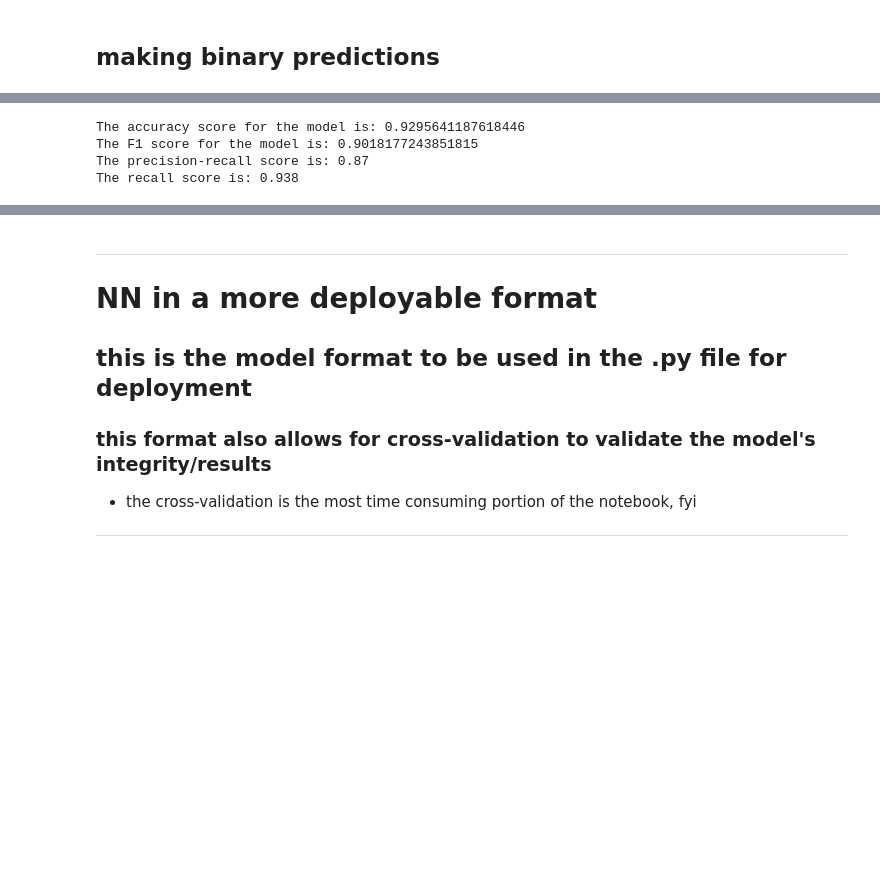
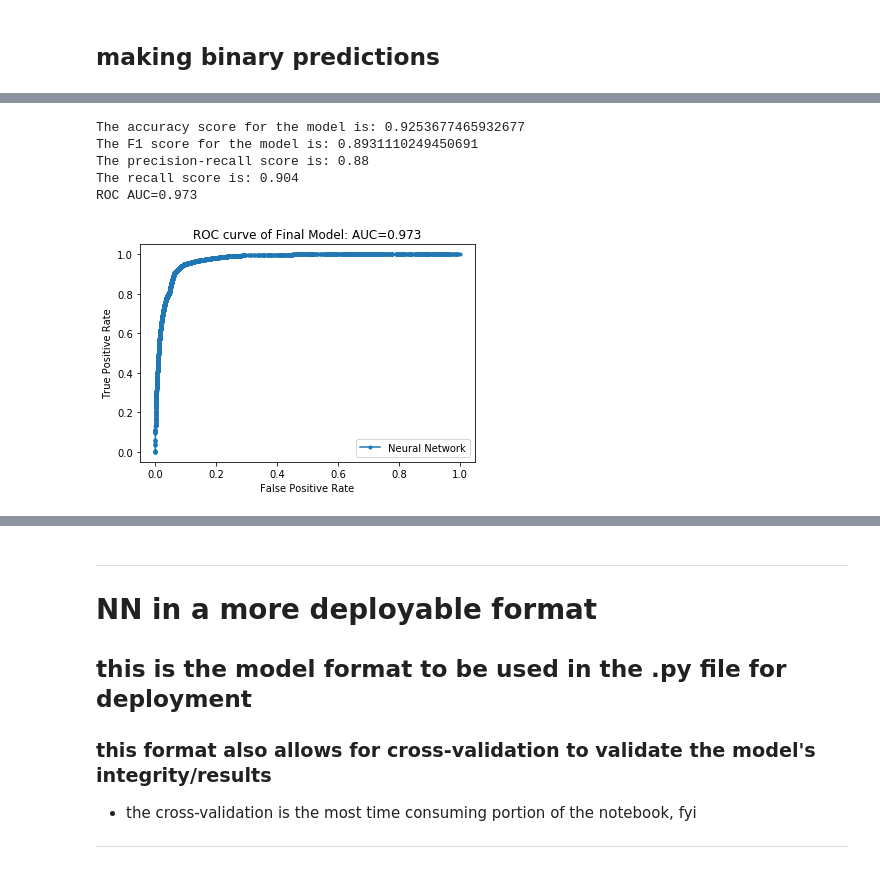
Before and after one commit to jwaldroop/phishing-url-project, a Jupyter notebook: NN_final_model.ipynb, the cells around one changed output, grey strips where cells are left out. Drawn from its saved outputs; the diff is of its cells as text; code cells hidden in the pictures; blank space fills up the shorter version.

Commit message:
final models

```diff
--- a/NN_final_model.ipynb
+++ b/NN_final_model.ipynb
@@ -294,13 +293,31 @@ acc1 = accuracy_score(val_y, preds1)
 f1s1 = f1_score(val_y, preds1)
 precis1 = precision_score(val_y, preds1, average='binary')
 rec1 = recall_score(val_y, preds1, average='binary')
+auc = roc_auc_score(val_y, preds)
+
 
 print('The accuracy score for the model is:', acc1)
 print('The F1 score for the model is:', f1s1)
 print('The precision-recall score is: {0:0.2f}'.format(precis1))
 print('The recall score is: %.3f' % rec1)
+print('ROC AUC=%.3f' % (auc))
 # %% [output]
-The accuracy score for the model is: 0.9295641187618446
-The F1 score for the model is: 0.9018177243851815
-The precision-recall score is: 0.87
-The recall score is: 0.938
+The accuracy score for the model is: 0.9253677465932677
+The F1 score for the model is: 0.8931110249450691
+The precision-recall score is: 0.88
+The recall score is: 0.904
+ROC AUC=0.973
+# %%
+fpr, tpr, thresholds = roc_curve(val_y, preds)
+# plotting the curve
+plt.plot(fpr, tpr, marker='.', label='Neural Network')
+# axis labels
+plt.xlabel('False Positive Rate')
+plt.ylabel('True Positive Rate')
+# title
+plt.title('ROC curve of {}: AUC={}'.format("Final Model", round(auc, 3)))
+# show the legend
+plt.legend()
+plt.show()
+# %% [output]
+[figure, added]
```
Also changed, not shown: parts of 22 cells of this notebook, 1 other file.
